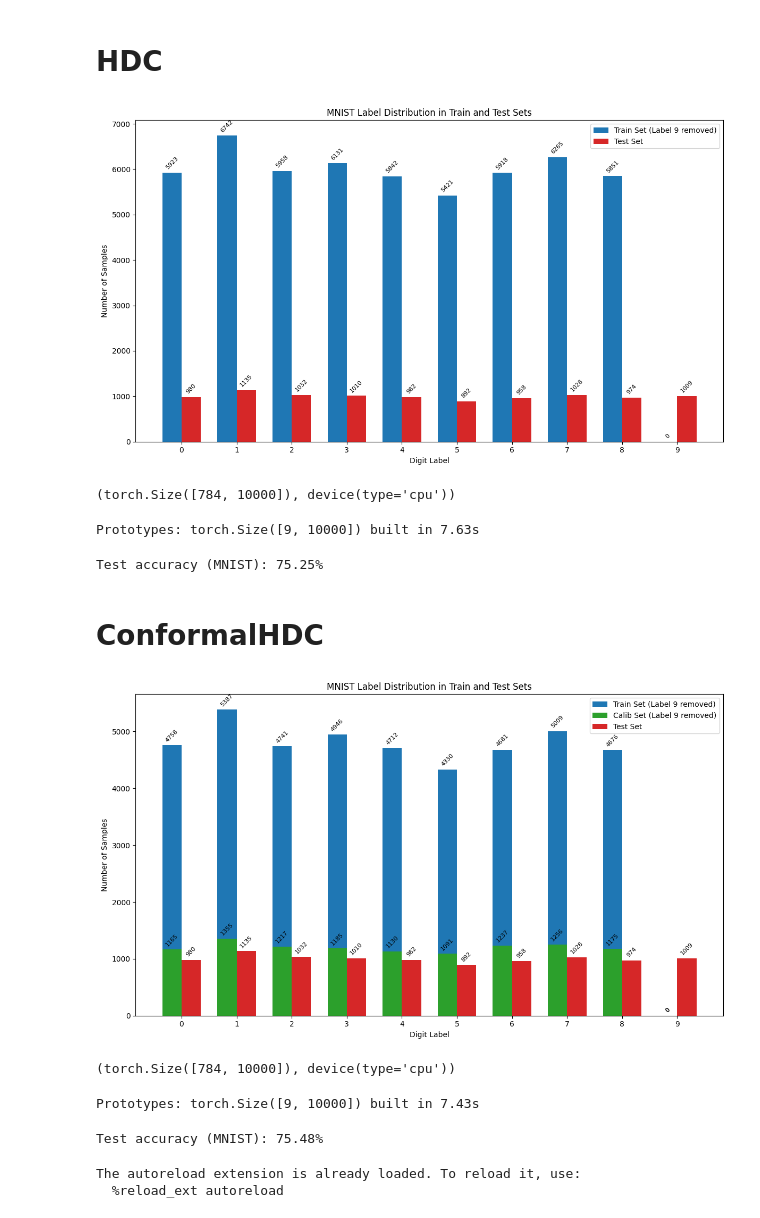
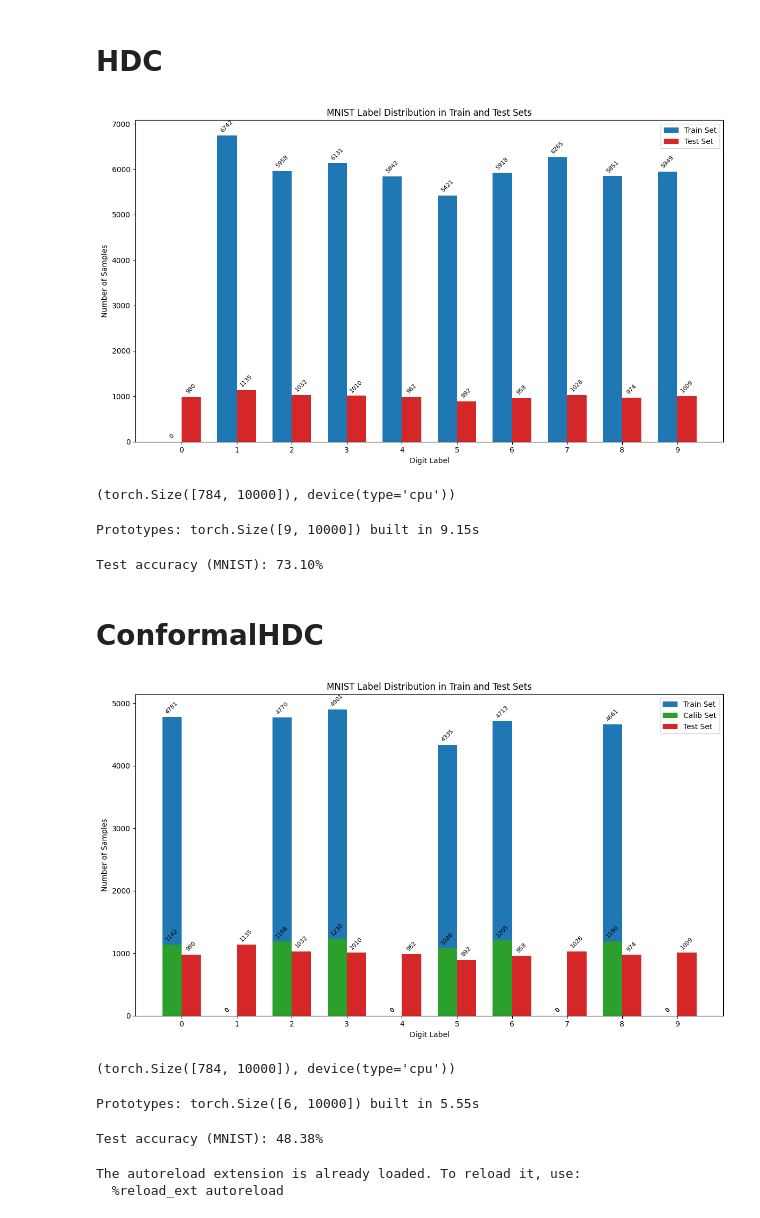
Before and after one commit to ZiyiLiang/conformalHDC, a Jupyter notebook: notebook/BinaryMNIST_inference.ipynb, the cells around one changed output. Saved outputs shown, nothing was run; the diff lists cells and outputs as text; code cells hidden in the pictures.

Commit message:
added mnist exp

```diff
--- a/notebook/BinaryMNIST_inference.ipynb
+++ b/notebook/BinaryMNIST_inference.ipynb
@@ -120,7 +131,7 @@ transform = transforms.ToTensor()
 
 # --- Load the (filtered) dataset ---
 full_dataset = datasets.MNIST(root='./data', train=True, transform=transform, download=True)
-labels_to_remove = [9]  # example
+labels_to_remove = [0]  # example
 indices = [i for i, (_, label) in enumerate(full_dataset) if label not in labels_to_remove]
 train_ds = Subset(full_dataset, indices)
 test_ds = datasets.MNIST(root="/content/data", train=False, download=True, transform=transform)
@@ -137,7 +148,7 @@ x = np.arange(len(labels))  # The label locations on the x-axis
 width = 0.35  # The width of the bars
 
 fig, ax = plt.subplots(figsize=(12, 7))
-rects1 = ax.bar(x - width/2, train_counts, width, label='Train Set (Label 9 removed)', color='tab:blue')
+rects1 = ax.bar(x - width/2, train_counts, width, label='Train Set', color='tab:blue')
 rects2 = ax.bar(x + width/2, test_counts, width, label='Test Set', color='tab:red')
 
 ax.set_ylabel('Number of Samples')
@@ -153,7 +164,7 @@ ax.bar_label(rects2, padding=3, rotation=45, fontsize=8)
 fig.tight_layout()
 plt.show()
 # %% [output]
-[figure, old version]
+[figure, new version]
 # %%
 BATCH_SIZE = 512
 
@@ -170,15 +181,17 @@ pos_hvs.shape, pos_hvs.device
 (torch.Size([784, 10000]), device(type='cpu'))
 # %%
 t0 = time.time()
-prototypes = build_class_prototypes(train_loader, pos_hvs, n_classes=9, threshold=0.5)
+full_labels = list(range(10))
+class_labels = list(set(full_labels)-set(labels_to_remove))
+prototypes = build_class_prototypes(train_loader, pos_hvs, class_labels, threshold=0.5)
 print("Prototypes:", prototypes.shape, "built in %.2fs" % (time.time() - t0))
 # %% [output]
-Prototypes: torch.Size([9, 10000]) built in 7.63s
+Prototypes: torch.Size([9, 10000]) built in 9.15s
 # %%
-acc = evaluate_loader(test_loader, pos_hvs, prototypes, threshold=0.5)
+acc = evaluate_loader(test_loader, pos_hvs, prototypes, class_labels, threshold=0.5)
 print(f"Test accuracy (MNIST): {acc:.2f}%")
 # %% [output]
-Test accuracy (MNIST): 75.25%
+Test accuracy (MNIST): 73.10%
 # %% [markdown]
 # ConformalHDC
 # %%
@@ -186,7 +199,7 @@ Test accuracy (MNIST): 75.25%
 generator = torch.Generator().manual_seed(0)
 
 full_dataset = datasets.MNIST(root='./data', train=True, transform=transform, download=True)
-labels_to_remove = [9]  # example
+labels_to_remove = [1,4,7,9]  # example
 indices = [i for i, (_, label) in enumerate(full_dataset) if label not in labels_to_remove]
 filtered_ds = Subset(full_dataset, indices)
 
@@ -198,36 +211,36 @@ test_ds = datasets.MNIST(root="/content/data", train=False, download=True, trans
 # --- Count the Label Distributions ---
 train_label_distribution = Counter(train_ds.dataset.dataset.targets[[filtered_ds.indices[i] for i in train_ds.indices]].numpy())
 calib_label_distribution = Counter(train_ds.dataset.dataset.targets[[filtered_ds.indices[i] for i in calib_ds.indices]].numpy())
 test_label_distribution = Counter(test_ds.targets.numpy())
 
 labels = sorted(test_label_distribution.keys()) # Should be [0, 1, ..., 9]
 train_counts = [train_label_distribution.get(label, 0) for label in labels] # Use .get() to handle the missing label 9
 calib_counts = [calib_label_distribution.get(label, 0) for label in labels] # Use .get() to handle the missing label 9
 test_counts = [test_label_distribution[label] for label in labels]
 
 x = np.arange(len(labels))  # The label locations on the x-axis
 width = 0.35  # The width of the bars
 
 fig, ax = plt.subplots(figsize=(12, 7))
-rects1 = ax.bar(x - width/2, train_counts, width, label='Train Set (Label 9 removed)', color='tab:blue')
-rects2 = ax.bar(x - width/2, calib_counts, width, label='Calib Set (Label 9 removed)', color='tab:green')
+rects1 = ax.bar(x - width/2, train_counts, width, label='Train Set', color='tab:blue')
+rects2 = ax.bar(x - width/2, calib_counts, width, label='Calib Set', color='tab:green')
 rects3 = ax.bar(x + width/2, test_counts, width, label='Test Set', color='tab:red')
 
 ax.set_ylabel('Number of Samples')
 ax.set_xlabel('Digit Label')
 ax.set_title('MNIST Label Distribution in Train and Test Sets')
 ax.set_xticks(x)
 ax.set_xticklabels(labels)
 ax.legend()
 
 ax.bar_label(rects1, padding=3, rotation=45, fontsize=8)
 ax.bar_label(rects2, padding=3, rotation=45, fontsize=8)
 ax.bar_label(rects3, padding=3, rotation=45, fontsize=8)
 
 fig.tight_layout()
 plt.show()
 # %% [output]
-[figure, old version]
+[figure, new version]
 # %%
 BATCH_SIZE = 512
 
@@ -245,15 +258,17 @@ pos_hvs.shape, pos_hvs.device
 (torch.Size([784, 10000]), device(type='cpu'))
 # %%
 t0 = time.time()
-prototypes = build_class_prototypes(train_loader, pos_hvs, n_classes=9, threshold=0.5)
+full_labels = list(range(10))
+class_labels = list(set(full_labels)-set(labels_to_remove))
+prototypes = build_class_prototypes(train_loader, pos_hvs, class_labels, threshold=0.5)
 print("Prototypes:", prototypes.shape, "built in %.2fs" % (time.time() - t0))
 # %% [output]
-Prototypes: torch.Size([9, 10000]) built in 7.43s
+Prototypes: torch.Size([6, 10000]) built in 5.55s
 # %%
-acc = evaluate_loader(test_loader, pos_hvs, prototypes, threshold=0.5)
+acc = evaluate_loader(test_loader, pos_hvs, prototypes, class_labels, threshold=0.5)
 print(f"Test accuracy (MNIST): {acc:.2f}%")
 # %% [output]
-Test accuracy (MNIST): 75.48%
+Test accuracy (MNIST): 48.38%
 # %%
 %load_ext autoreload
 %autoreload 2
```
Also changed, not shown: parts of 40 cells of this notebook, 9 other files.
